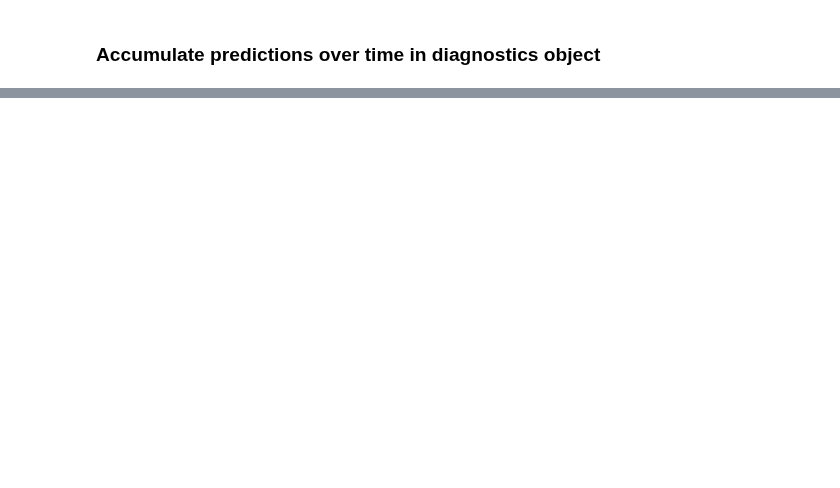
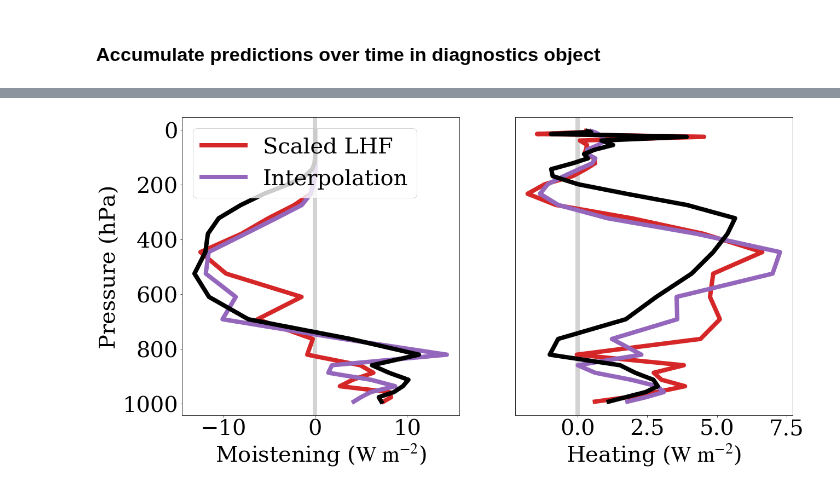
Before and after one commit to wallingTACC/CBRAIN-CAM, a Jupyter notebook: notebooks/tbeucler_devlog/046_Ankitesh_workflow_plus_radiation.ipynb, the cells around one changed output, grey strips where cells are left out. Saved outputs shown, nothing was run; the diff lists cells and outputs as text; code cells hidden in the pictures; blank space fills up the shorter version.

```diff
--- a/notebooks/tbeucler_devlog/046_Ankitesh_workflow_plus_radiation.ipynb
+++ b/notebooks/tbeucler_devlog/046_Ankitesh_workflow_plus_radiation.ipynb
@@ -769,0 +869,10 @@ TypeError: 'NoneType' object is not subscriptable
+# %%
+fz = 40
+lw = 8
+
+plt.rc('text', usetex=False)
+mpl.rcParams['mathtext.fontset'] = 'stix'
+mpl.rcParams['font.family'] = 'STIXGeneral'
+plt.rc('font', family='serif', size=fz)
+mpl.rcParams['lines.linewidth'] = lw
+plt.close('all')
@@ -769,0 +891,31 @@ TypeError: 'NoneType' object is not subscriptable
+# %%
+prop_cycle = plt.rcParams['axes.prop_cycle']
+colors = prop_cycle.by_key()['color']
+# %%
+NNa = ['CI01_RH_TNS_LHQsat.hdf5','CI01_RH_TNS_LHQsat_Interp.hdf5']
+NNn = ['Scaled LHF','Interpolation']
+COL = [colors[3],colors[4]]
+
+data = 'P4K_valid'
+plt.figure(figsize=(20,10))
+iini = iinis[1]
+plt.subplot(1,2,1)
+plt.axvline(x=0,c='lightgray')
+for iNN,NNs in enumerate(NNa):
+    plt.plot(np.mean(diagno[NNs][data][iini]['PHQ'],axis=(0,1,3)),lev,label=NNn[iNN],color=COL[iNN])
+plt.plot(np.mean(diagno['truth'][data][iini]['PHQ'],axis=(0,1,3)),lev,color='k')
+plt.legend(loc="upper left")
+plt.xlabel('Moistening ($\mathrm{W\ m^{-2}}$)')
+plt.ylabel('Pressure (hPa)')
+plt.gca().invert_yaxis()
+
+plt.subplot(1,2,2)
+plt.axvline(x=0,c='lightgray')
+for iNN,NNs in enumerate(NNa):
+    plt.plot(np.mean(diagno[NNs][data][iini]['TPHYSTND'],axis=(0,1,3)),lev,label=NNn[iNN],color=COL[iNN])
+plt.plot(np.mean(diagno['truth'][data][iini]['TPHYSTND'],axis=(0,1,3)),lev,label='Truth',color='k')
+plt.xlabel('Heating ($\mathrm{W\ m^{-2}}$)')
+plt.gca().get_yaxis().set_ticks([])
+plt.gca().invert_yaxis()
+# %% [output]
+[figure, added]
```
Also changed, not shown: parts of 18 cells of this notebook.
